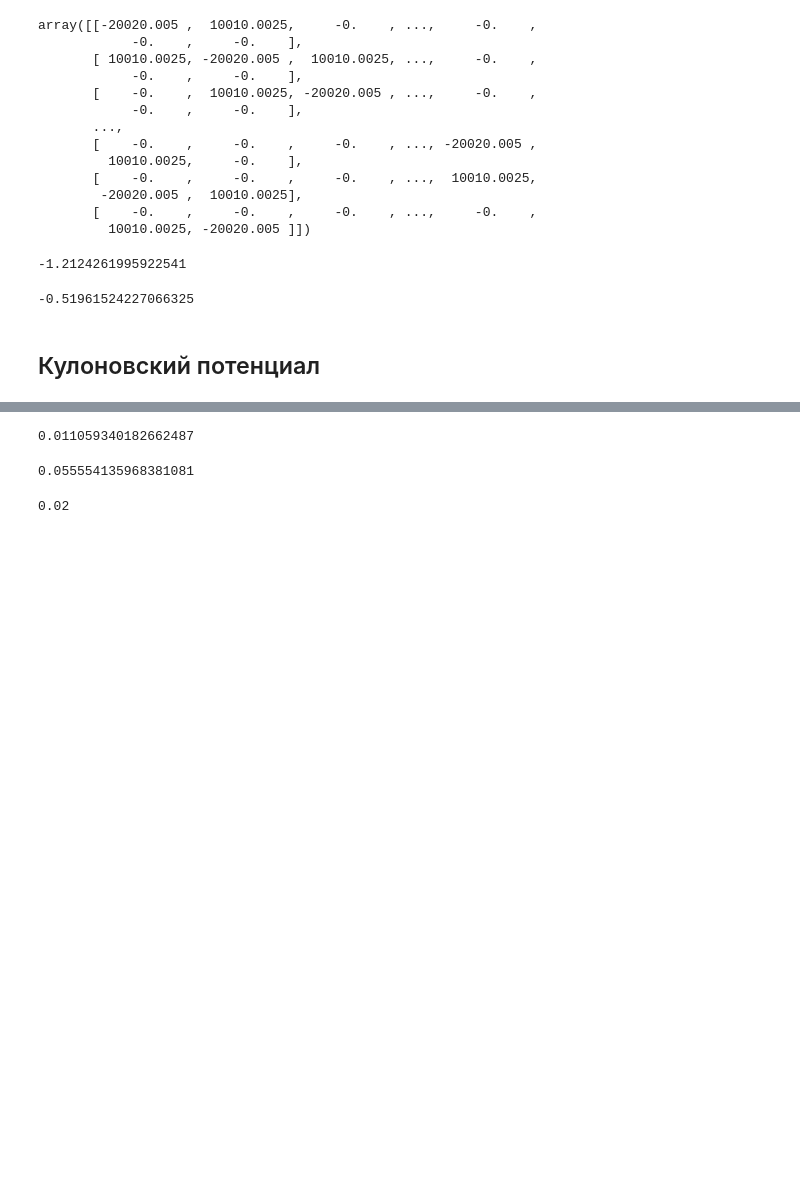
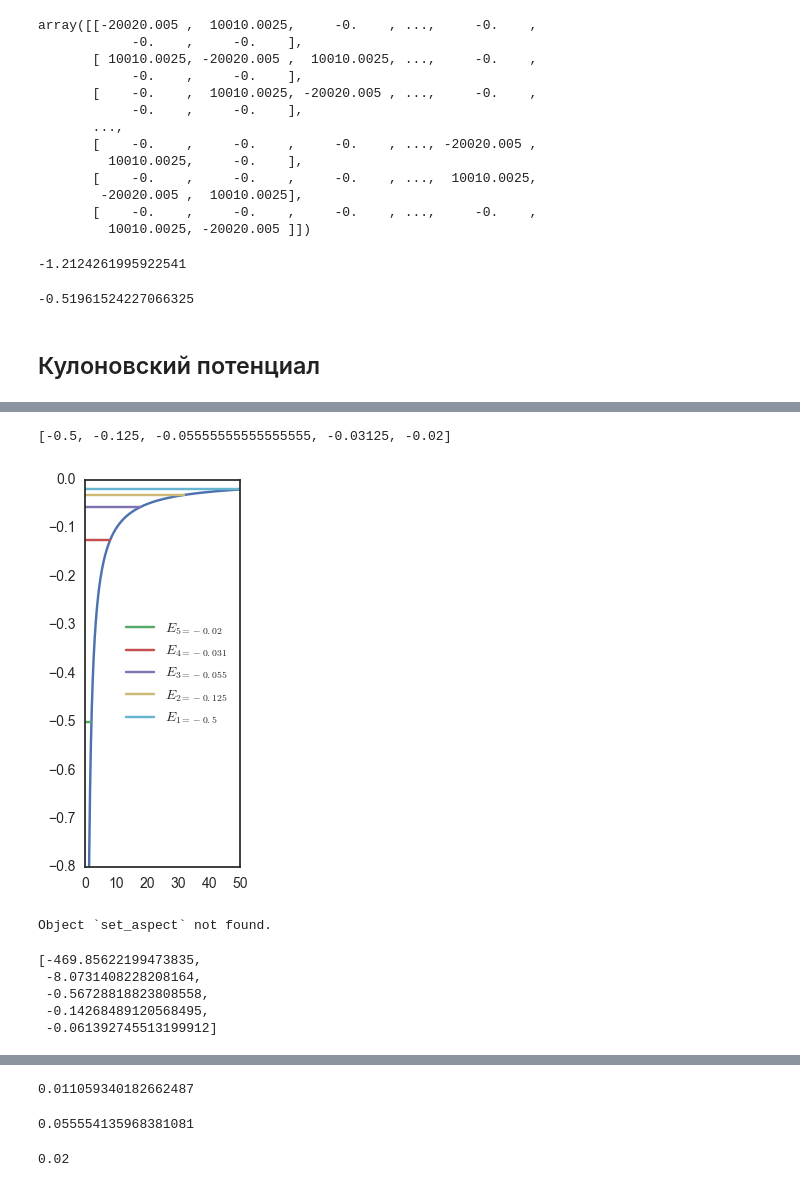
Before and after one commit to elena-orlova/electron, a Jupyter notebook: Potentials.ipynb, the cells around one changed output, grey strips where cells are left out. Cells and saved outputs as stored; diff of their text form; code cells hidden in the pictures; blank space fills up the shorter version.

```diff
--- a/Potentials.ipynb
+++ b/Potentials.ipynb
@@ -616,0 +640,5 @@ atom_H2(0)
+# %%
+eigs = check_atom_H2(0)
+print (eigs)
+# %% [output]
+[-0.5, -0.125, -0.05555555555555555, -0.03125, -0.02]
@@ -616,0 +648,21 @@ atom_H2(0)
+# %%
+# изотропный осциллятор
+plt.figure(figsize=(2,5))
+x = np.linspace(0,50,1000)
+xs = np.linspace(0,50,1000)
+y = h2(x)
+plt.plot(x,y)
+max_levels = 5
+for i in range(max_levels):
+    plt.plot(xs[h2(xs) < eigs[-max_levels+i]],np.ones_like(xs[h2(xs) < eigs[-max_levels+i]])*eigs[-max_levels+i],label=r"$E_{"+str(max_levels - i)+"="+str(eigs[-1 - i])[:6]+"}$")
+
+plt.legend(loc='right')
+plt.grid(False)
+plt.ylim([-0.8,0])
+plt.savefig('h2_atom.pdf')
+# %% [output]
+[figure, added]
+# %%
+plt.axes().set_aspect?
+# %% [output]
+Object `set_aspect` not found.
@@ -616,0 +671,8 @@ atom_H2(0)
+# %%
+atom_H2(1)
+# %% [output]
+[-469.85622199473835,
+ -8.0731408228208164,
+ -0.56728818823808558,
+ -0.14268489120568495,
+ -0.061392745513199912]
```
Also changed, not shown: parts of 48 cells of this notebook, 4 other files.
